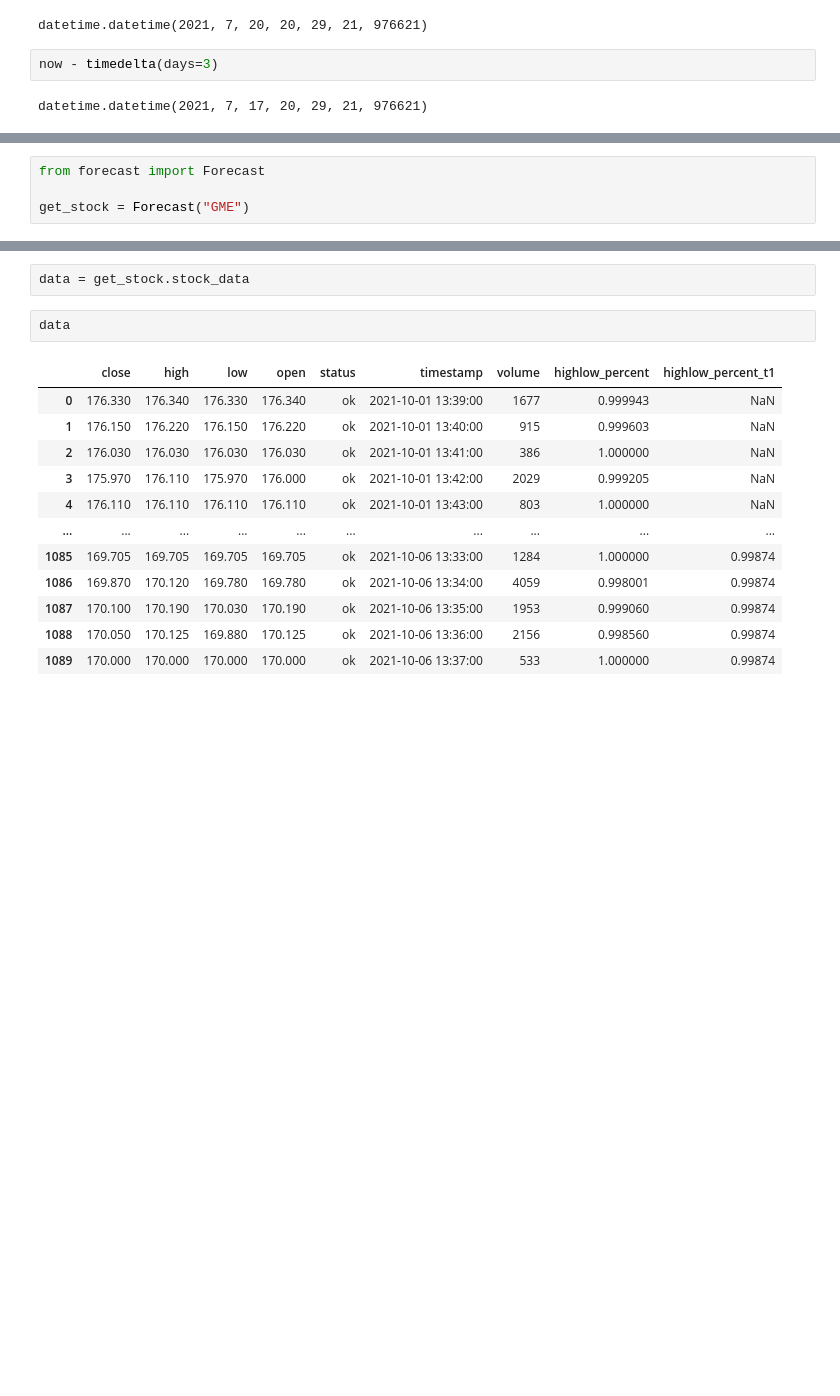
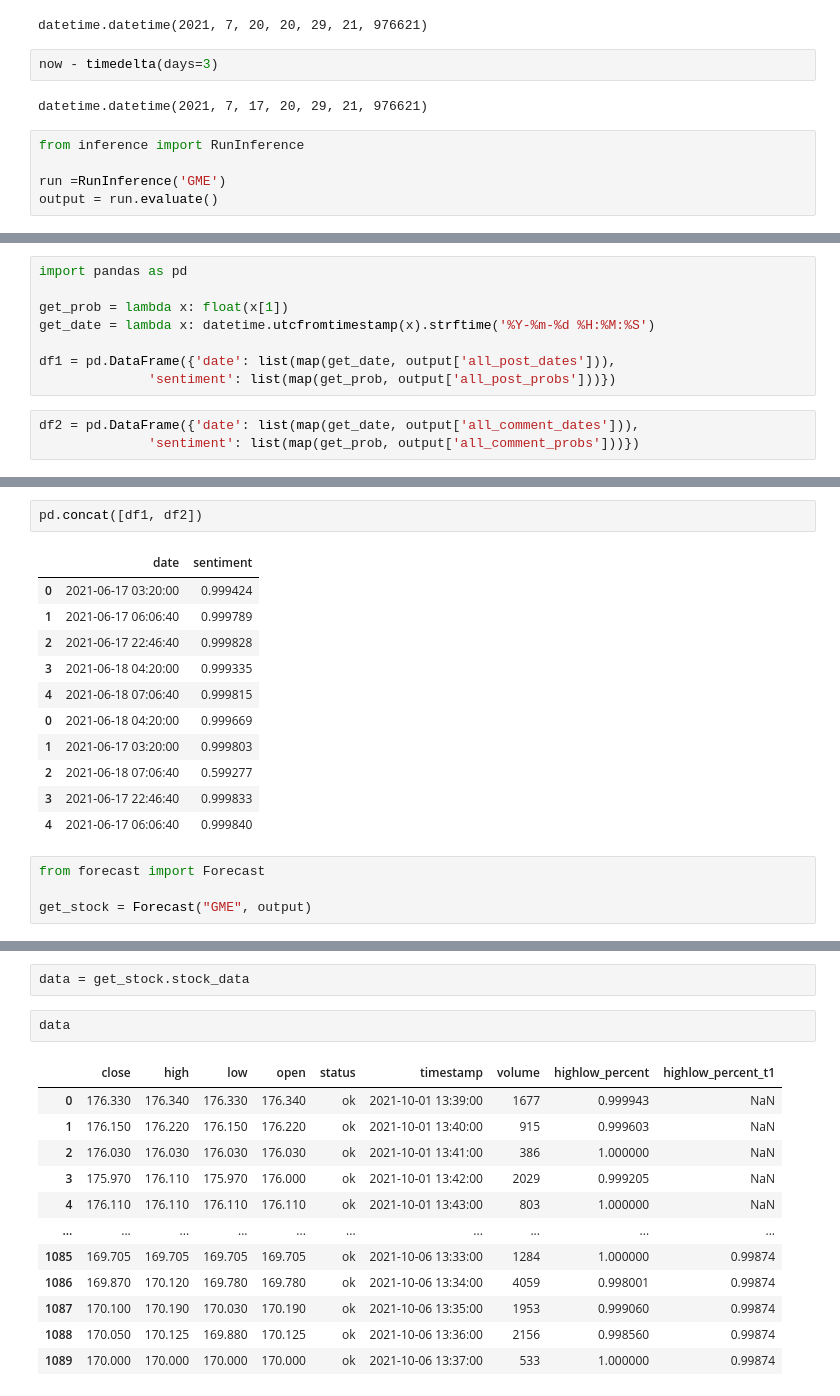
Before and after one commit to ileefmans/stock-sentiment, a Jupyter notebook: notebooks/exploratory_test_notebook.ipynb, the cells around one changed output, grey strips where cells are left out. Cells and saved outputs as stored; diff of their text form; blank space fills up the shorter version.

Commit message:
Test changes associated with adding dates

```diff
--- a/notebooks/exploratory_test_notebook.ipynb
+++ b/notebooks/exploratory_test_notebook.ipynb
@@ -288,3 +297,8 @@ datetime.datetime(2021, 7, 20, 20, 29, 21, 976621)
 now - timedelta(days=3)
 # %% [output]
 datetime.datetime(2021, 7, 17, 20, 29, 21, 976621)
+# %%
+from inference import RunInference
+
+run =RunInference('GME')
+output = run.evaluate()
@@ -290,0 +337,11 @@ datetime.datetime(2021, 7, 17, 20, 29, 21, 976621)
+# %%
+import pandas as pd
+
+get_prob = lambda x: float(x[1])
+get_date = lambda x: datetime.utcfromtimestamp(x).strftime('%Y-%m-%d %H:%M:%S')
+
+df1 = pd.DataFrame({'date': list(map(get_date, output['all_post_dates'])),
+              'sentiment': list(map(get_prob, output['all_post_probs']))})
+# %%
+df2 = pd.DataFrame({'date': list(map(get_date, output['all_comment_dates'])),
+              'sentiment': list(map(get_prob, output['all_comment_probs']))})
@@ -291,4 +366,18 @@ datetime.datetime(2021, 7, 17, 20, 29, 21, 976621)
+# %%
+pd.concat([df1, df2])
+# %% [output]
+|  | date | sentiment |
+| 0 | 2021-06-17 03:20:00 | 0.999424 |
+| 1 | 2021-06-17 06:06:40 | 0.999789 |
+| 2 | 2021-06-17 22:46:40 | 0.999828 |
+| 3 | 2021-06-18 04:20:00 | 0.999335 |
+| 4 | 2021-06-18 07:06:40 | 0.999815 |
+| 0 | 2021-06-18 04:20:00 | 0.999669 |
+| 1 | 2021-06-17 03:20:00 | 0.999803 |
+| 2 | 2021-06-18 07:06:40 | 0.599277 |
+| 3 | 2021-06-17 22:46:40 | 0.999833 |
+| 4 | 2021-06-17 06:06:40 | 0.999840 |
 # %%
 from forecast import Forecast
 
-get_stock = Forecast("GME")
+get_stock = Forecast("GME", output)
```
Also changed, not shown: parts of 12 cells of this notebook.
